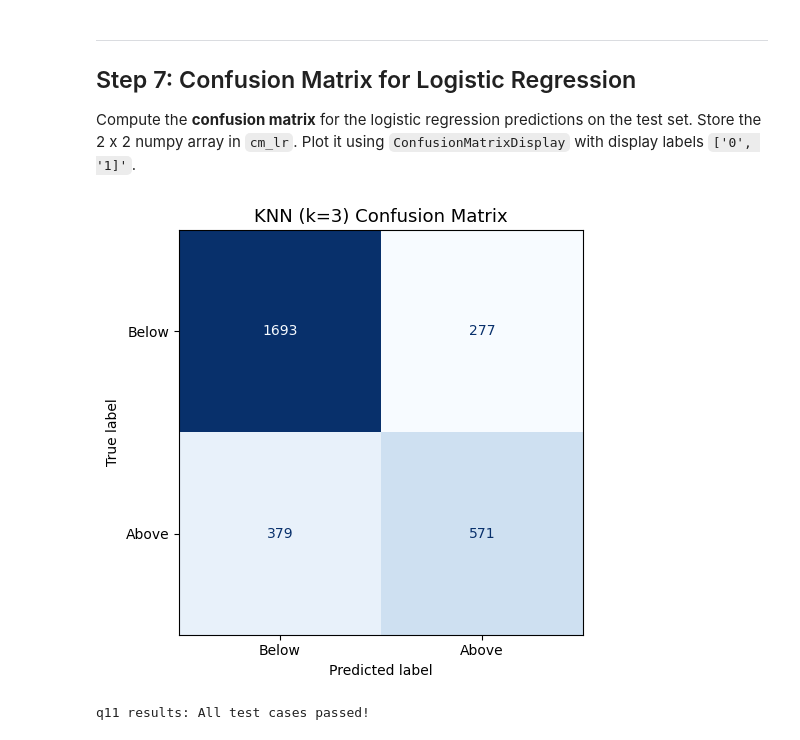
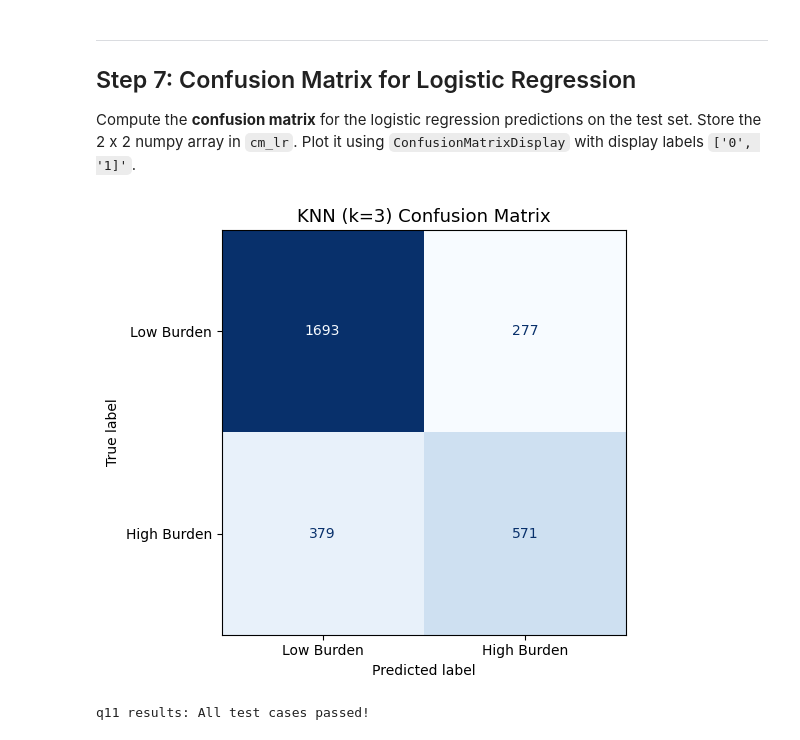
Before and after one commit to meganhessel/KNN_LogistinRegression, a Jupyter notebook: hw2-task2.ipynb, the cells around one changed output. Saved outputs shown, nothing was run; the diff lists cells and outputs as text; code cells hidden in the pictures.

```diff
--- a/hw2-task2.ipynb
+++ b/hw2-task2.ipynb
@@ -337,21 +355,24 @@ _Type your answer here, replacing this text._
 
 Compute the **confusion matrix** for the logistic regression predictions on the test set. Store the 2 x 2 numpy array in `cm_lr`. Plot it using `ConfusionMatrixDisplay` with display labels `['0', '1]'`.
 # %%
+# Create the confusion matrix
 cm_lr = confusion_matrix(y_test, y_pred_lr)
+
+# Display the CM
 disp = ConfusionMatrixDisplay(confusion_matrix=cm_lr,
-                              display_labels=["Below", "Above"])
+                              display_labels=["Low Burden", "High Burden"])
 
 
 fig, ax = plt.subplots(figsize=(6, 5))
 # Display Plot
 disp.plot(ax =ax, colorbar = False,cmap = 'Blues')
 
 ax.set_ylim(len(["Below", "Above"]) - 0.5, -0.5)
 ax.set_title('KNN (k=3) Confusion Matrix', fontsize=13)
 plt.tight_layout()
 plt.show()
 # %% [output]
-[figure, old version]
+[figure, new version]
 # %%
 grader.check("q11")
 # %% [output]
```
Also changed, not shown: parts of 16 cells of this notebook.
